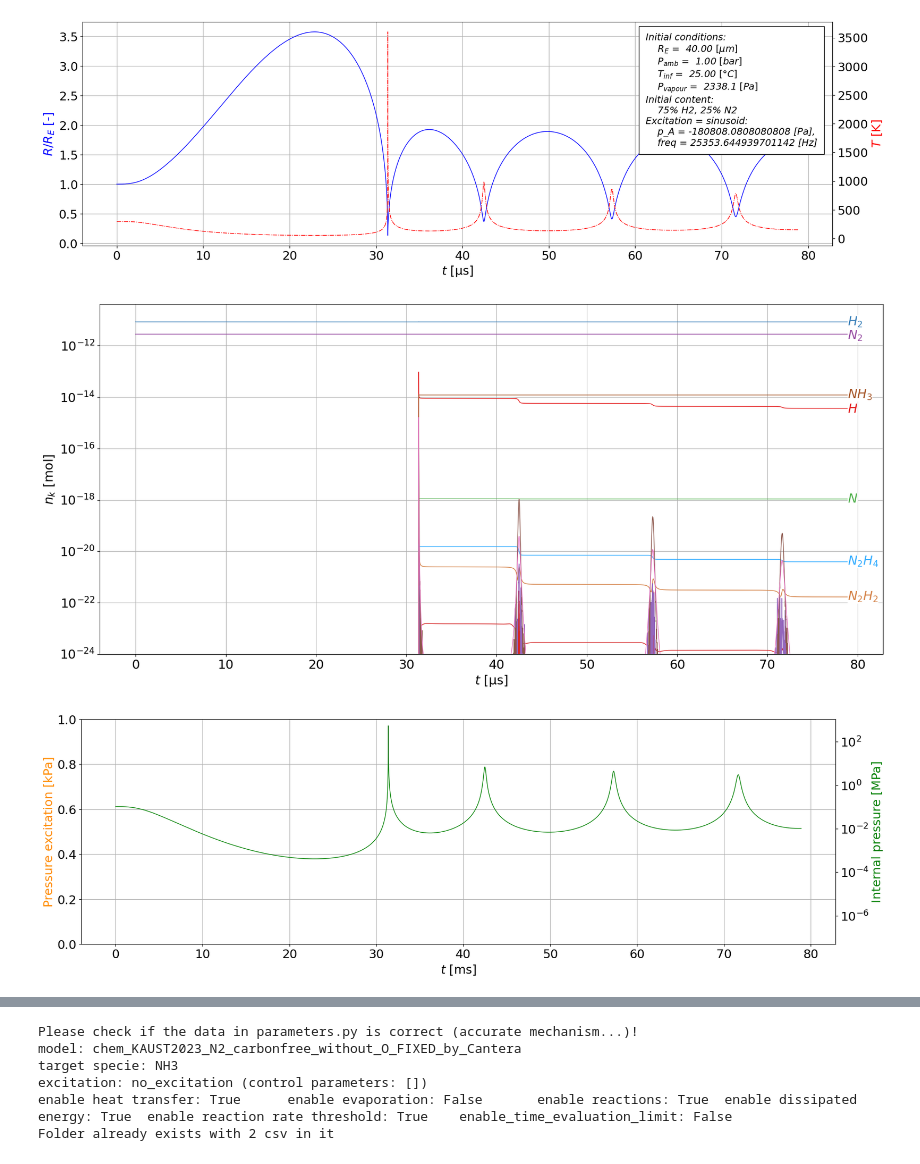
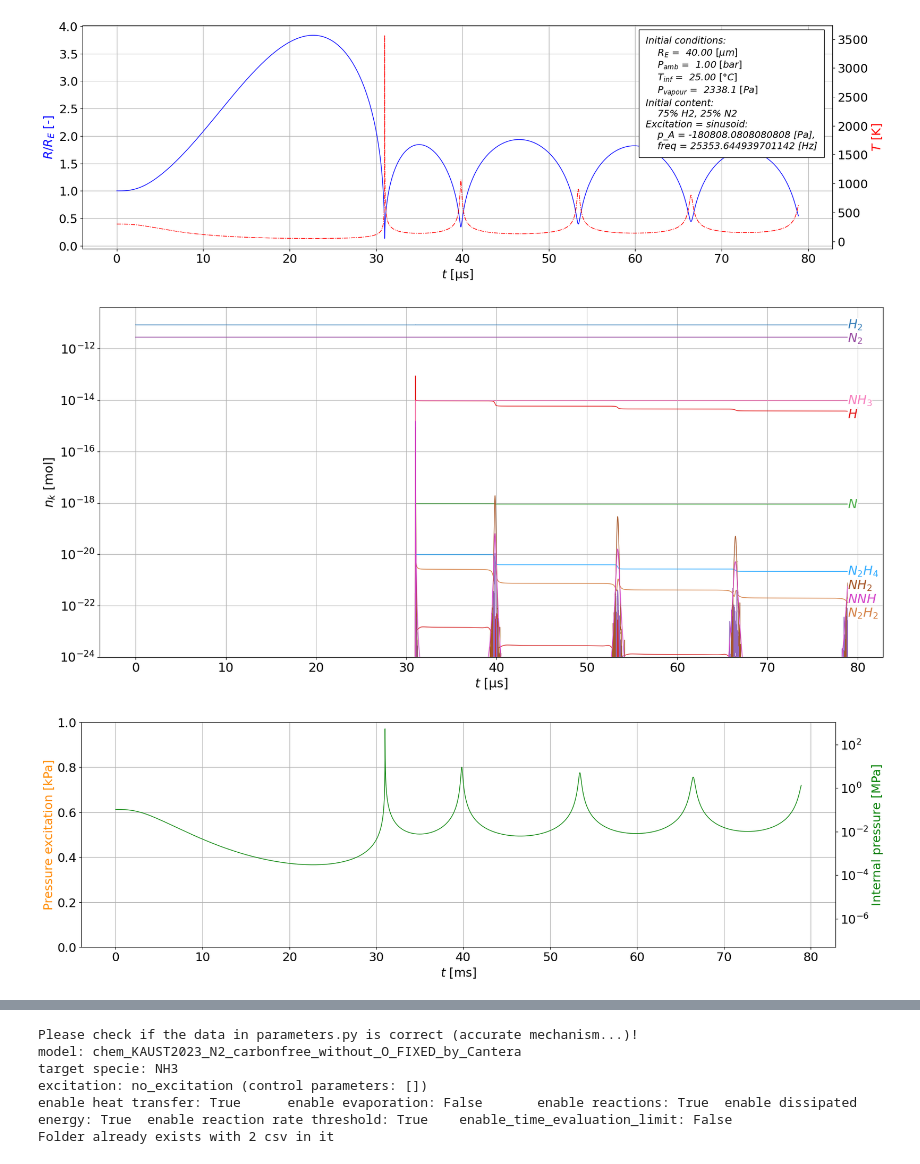
Before and after one commit to kozakaron/Bubble_dynamics_simulation_CPP, a Jupyter notebook: python_run.ipynb, the cells around one changed output, grey strips where cells are left out. Saved outputs shown, nothing was run; the diff lists cells and outputs as text; code cells hidden in the pictures.

```diff
--- a/python_run.ipynb
+++ b/python_run.ipynb
@@ -14,9 +14,11 @@ cpar = {'ID': 0,
  'T_inf': 298.15, #5000.0,
  'alpha_M': 0.35,
  'P_v': 2338.1,
- 'mu_L': 0.001,
- 'rho_L': 998.2,
- 'c_L': 1483.0,
+ 'mu_L': -1.0,#0.001,
+ 'nu_L': 1.0, #cSt
+ 'rho_0': -1.0,#998.2,
+ 'c_0': -1.0,#1483.0,
+ 'sigma_var': -1.0,
  'surfactant': 1.0,
  'enable_heat_transfer': False,
  'enable_evaporation': False,
@@ -56,6 +58,7 @@ ps['T_inf'] =  {"type":"LinearRange","start":1000,"end":6000,"num_steps":2}#{"ty
 ps['alpha_M'] = {"type": "Const", "value": 0.35}
 ps['P_v'] = {"type": "Const", "value": 2338.1}
 ps['mu_L'] = {"type": "Const", "value": 0.001}
+ps['nu_L'] = {"type": "Const", "value": 1.0}
 ps['rho_L'] = {"type": "Const", "value": 998.2}
 ps['c_L'] = {"type": "Const", "value": 1483.0}
 ps['surfactant'] = {"type": "Const", "value": 1.0}
@@ -85,9 +88,9 @@ ps['EoS_liquid'] = 'NASG'
 
 #datas=api.read_parameter_study('par_study1/')
 
-api.run_parameter_study(ps,t_max=1.0,timeout=3000.0) #,save_directory='par_study'
+#api.run_parameter_study(ps,t_max=1.0,timeout=3000.0) #,save_directory='par_study'
 
-datas=api.read_parameter_study('par_study1/')
+#datas=api.read_parameter_study('par_study1/')
 # %% [output]
 executable_path='./bin/main', system='wsl'
 executable_path='./bin/main', system='wsl'
@@ -103,6 +106,6 @@ Please check, where you R_dotdot read in from!
-[figure, old version]
+[figure, new version]
-[figure, old version]
+[figure, new version]
-[figure, old version]
+[figure, new version]
 Control Parameters:
   ID: 0
   Mechanism: chemkin_kaust2023_ammonia_oxygenless
```
Also changed, not shown: parts of 1 cell of this notebook, 8 other files.
